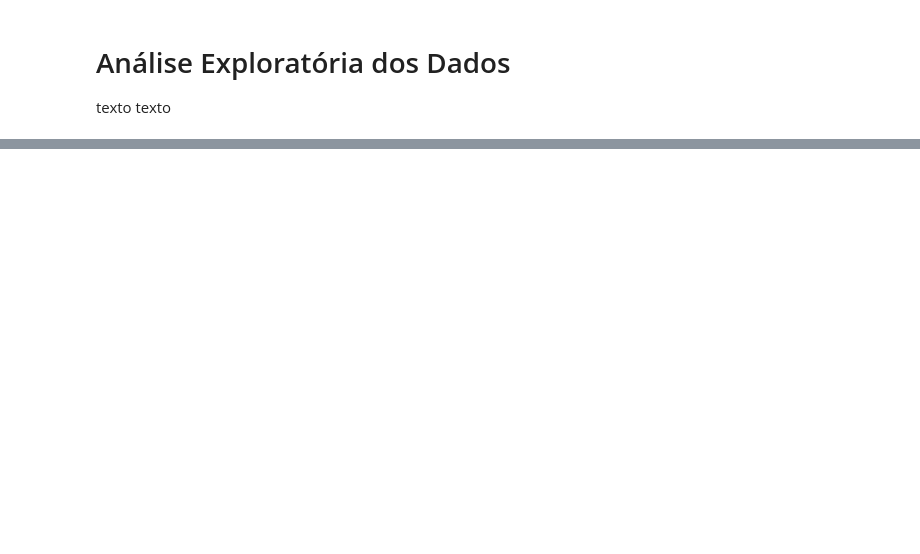
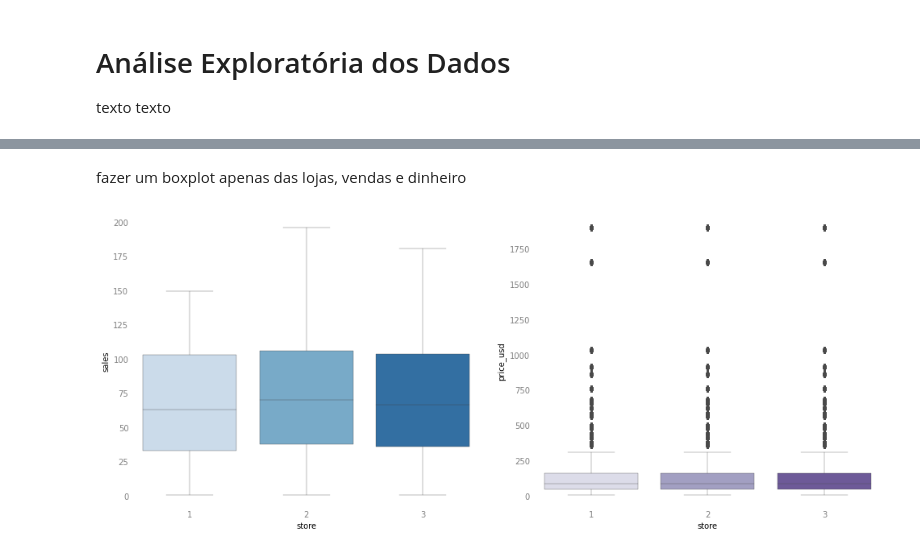
Before and after one commit to FerrazThales/demand_forecasting_prophet, a Jupyter notebook: Demand_Forecasting_with_Prophet.ipynb, the cells around one changed output, grey strips where cells are left out. Cells and saved outputs as stored; diff of their text form; code cells hidden in the pictures; blank space fills up the shorter version.

```diff
--- a/Demand_Forecasting_with_Prophet.ipynb
+++ b/Demand_Forecasting_with_Prophet.ipynb
@@ -146,0 +288,24 @@ texto sobre a junção das duas bases de dados
+# %%
+#receitas em dólares
+df['revenue_usd'] = df.sales * df.price_usd
+
+#receitas em reais
+df['revenue_brl'] = df.sales * df.price_brl
+
+#ano da vendas
+df['year'] = df.index.year
+
+#mês das vendas
+df['month'] =  df.index.month_name()
+
+#dia das vendas
+df['day'] = df.index.day
+
+#dia da semana
+df['day_of_week'] = df.index.dayofweek
+
+#nome do dia na semana
+df['day_name'] = df.index.day_name()
+
+#final de semana
+df['weekend'] = df.day_of_week > 4
@@ -150,0 +381,18 @@ texto texto
+# %% [markdown]
+fazer um boxplot apenas das lojas, vendas e dinheiro
+# %%
+#criando a fig e ax no matplotlib
+fig, ax = plt.subplots(figsize=(14,6), ncols=2)
+
+#criando o primeiro gráfico
+sns.boxplot(data=df,x='store',y='sales',ax=ax[0],palette='Blues',linewidth=0.35)
+ajuste_layout(0)
+
+#criando o segundo gráfico
+sns.boxplot(data=df,x='store',y='price_usd',ax=ax[1],palette='Purples',linewidth=0.35)
+ajuste_layout(1)
+
+#plotando os gráficos
+plt.tight_layout(pad=2.0)
+# %% [output]
+[figure, added]
```
Also changed, not shown: parts of 46 cells of this notebook.
